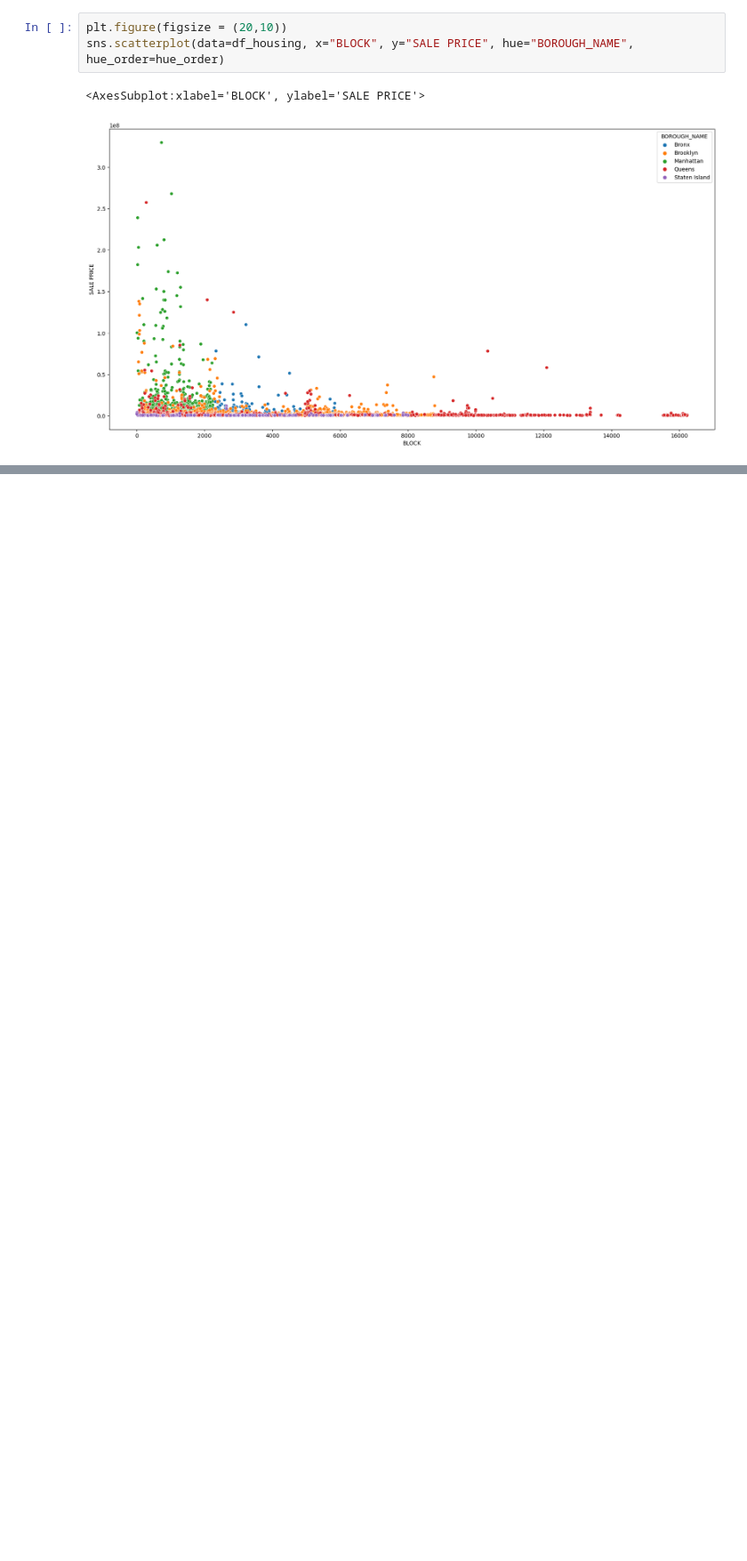
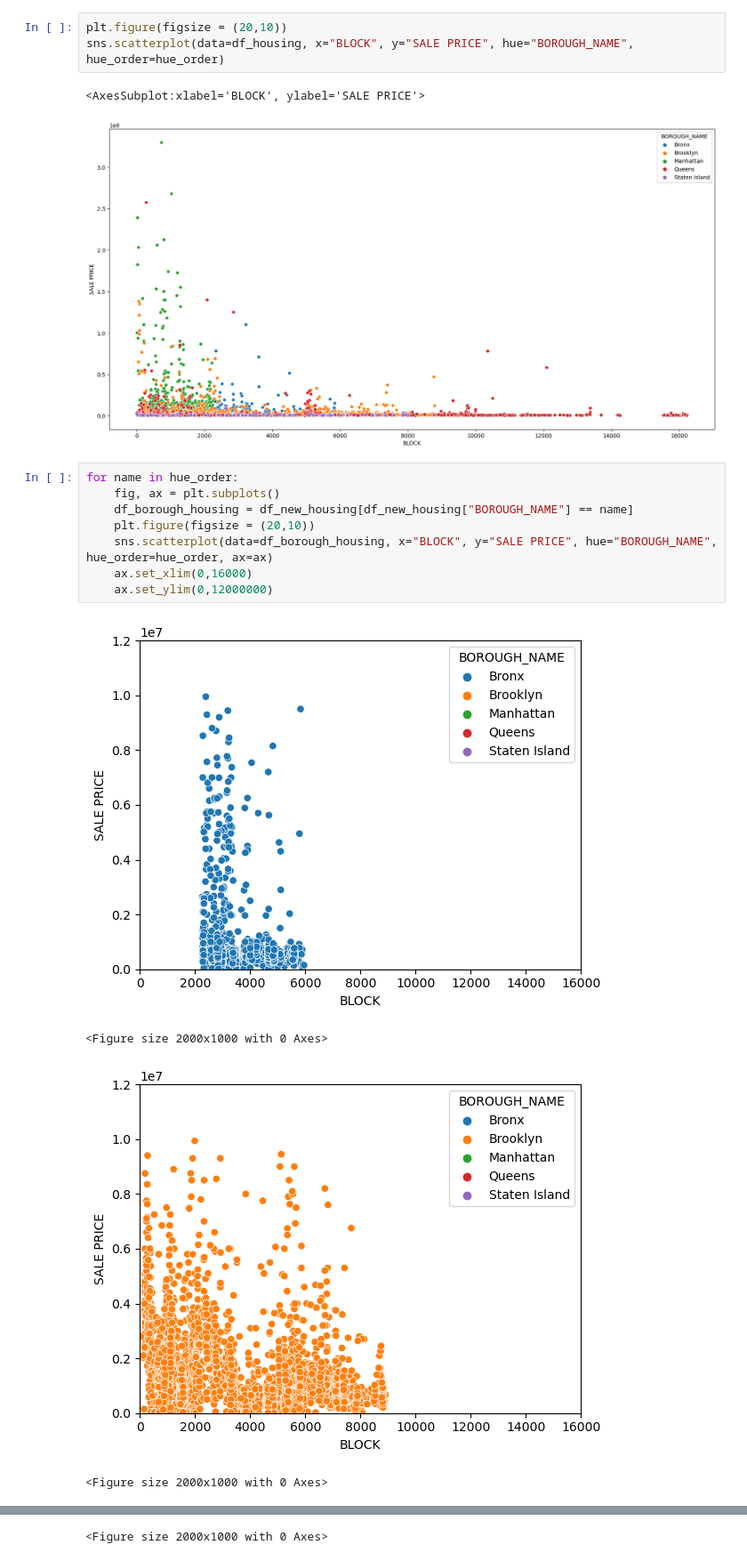
Before and after one commit to arame/MagnimindTask1, a Jupyter notebook: Task1_eda.ipynb, the cells around one changed output, grey strips where cells are left out. Shown at 89% size. Cells and saved outputs as stored; diff of their text form; blank space fills up the shorter version.

```diff
--- a/Task1_eda.ipynb
+++ b/Task1_eda.ipynb
@@ -128,3 +146,16 @@ sns.scatterplot(data=df_housing, x="BLOCK", y="SALE PRICE", hue="BOROUGH_NAME",
 # %% [output]
 <AxesSubplot:xlabel='BLOCK', ylabel='SALE PRICE'>
 [figure]
+# %%
+for name in hue_order:
+    fig, ax = plt.subplots()
+    df_borough_housing = df_new_housing[df_new_housing["BOROUGH_NAME"] == name]
+    plt.figure(figsize = (20,10))
+    sns.scatterplot(data=df_borough_housing, x="BLOCK", y="SALE PRICE", hue="BOROUGH_NAME", hue_order=hue_order, ax=ax)
+    ax.set_xlim(0,16000)
+    ax.set_ylim(0,12000000)
+# %% [output]
+[figure, added]
+<Figure size 2000x1000 with 0 Axes>
+[figure, added]
+<Figure size 2000x1000 with 0 Axes>
@@ -130,0 +163 @@ sns.scatterplot(data=df_housing, x="BLOCK", y="SALE PRICE", hue="BOROUGH_NAME",
+<Figure size 2000x1000 with 0 Axes>
```
Also changed, not shown: parts of 4 cells of this notebook.
